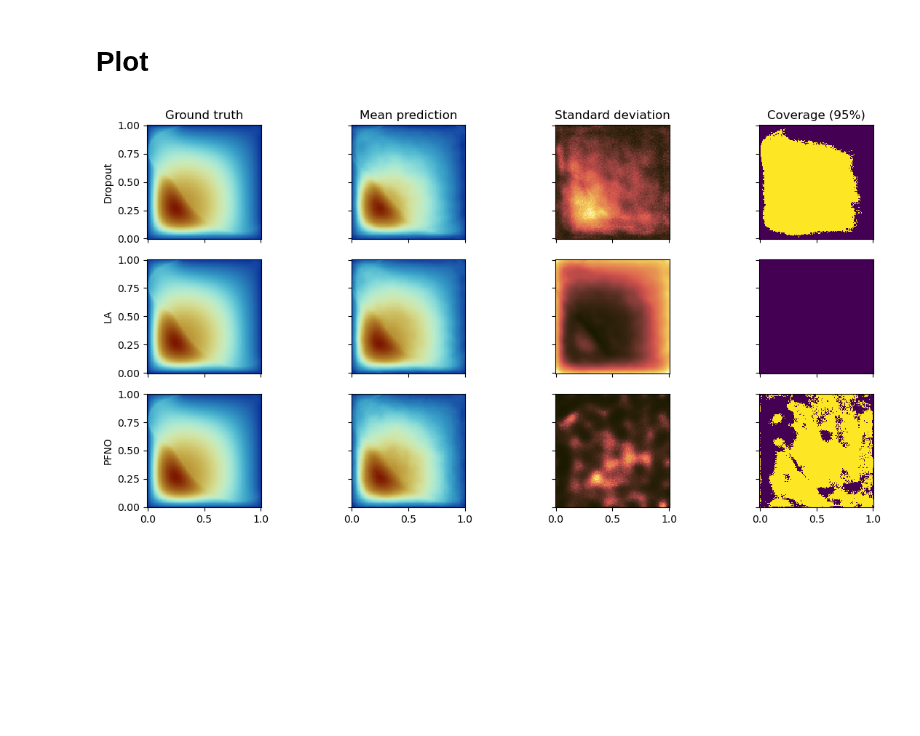
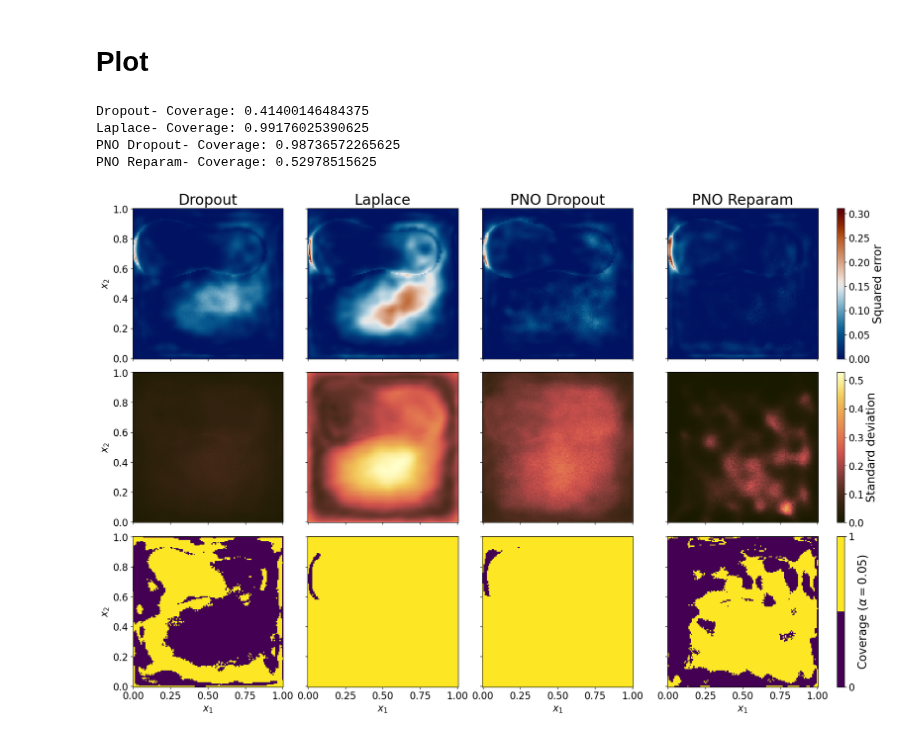
Before and after one commit to cbuelt/pfno, a Jupyter notebook: evaluation/plots/darcy_flow.ipynb, the cells around one changed output. Saved outputs shown, nothing was run; the diff lists cells and outputs as text; code cells hidden in the pictures; blank space fills up the shorter version.

Commit message:
Update plots

```diff
--- a/evaluation/plots/darcy_flow.ipynb
+++ b/evaluation/plots/darcy_flow.ipynb
@@ -35,14 +36,10 @@ test_data = DarcyFlowDataset(data_dir, test = True)
 # Get domain and range
 x,y = test_data.get_coordinates()
 L = test_data.get_domain_range()
-
-test_loader = torch.utils.data.DataLoader(test_data, batch_size=batch_size, shuffle=True)
-
+test_loader = torch.utils.data.DataLoader(test_data, batch_size=batch_size, shuffle=False)
 n_test = len(test_loader)
 # %%
-path = "../../results/darcy_flow_test_results/"
-
-dropout_model = FNO(n_modes=(12,12), hidden_channels=32, in_channels = 3,dropout=0.2).to(device)
+dropout_model = FNO(n_modes=(12,12), hidden_channels=32, in_channels = 3,dropout=0.02).to(device)
 dropout_cp = torch.load(dropout_path, map_location=torch.device(device))
 dropout_model.load_state_dict(dropout_cp)
 
@@ -50,12 +47,13 @@ laplace_model = FNO(n_modes=(12,12), hidden_channels=32, in_channels = 3,dropout
 la_model = LA_Wrapper(laplace_model)
 
 la_model.load_state_dict(torch.load(laplace_path))
-if isinstance(la_model, LA_Wrapper):
-    la_model.load_la_state_dict(torch.load(laplace_path[:-3] + "_la_state.pt"))
+la_model.load_la_state_dict(torch.load(laplace_path[:-3] + "_la_state.pt"))
 
-pfno_reparam = PFNO(n_modes=(12,12), hidden_channels=32, in_channels = 3,dropout=0.01).to(device)
+pfno_reparam = PFNO(n_modes=(12,12), hidden_channels=32, in_channels = 3,dropout=0.01, n_samples = n_samples).to(device)
 pfno_cp = torch.load(sr_reparam_path, map_location=torch.device(device))
 pfno_reparam.load_state_dict(pfno_cp)
 
-dropout_base = copy.deepcopy(dropout_model)
-pfno_dropout = PNO_Wrapper(dropout_base, n_samples = n_samples)
+sr_dropout_model = FNO(n_modes=(12,12), hidden_channels=32, in_channels = 3,dropout=0.2).to(device)
+sr_dropout_cp = torch.load(sr_dropout_path, map_location=torch.device(device))
+pfno_dropout = PNO_Wrapper(sr_dropout_model, n_samples = n_samples)
+pfno_dropout.load_state_dict(sr_dropout_cp)
@@ -66,10 +68,10 @@ pfno_model = pfno_reparam
 # %%
-samples = np.random.randint(0,n_test,5)
-
-pfno_model.train()
+pfno_dropout.train()
 dropout_model.train()
+pfno_reparam.eval()
 """ Prediction """
-pred_pfno = []
+pred_pfno_dropout = []
+pred_pfno_reparam = []
 pred_dropout = []
 pred_la = []
 
@@ -80,14 +82,17 @@ with torch.no_grad():
         a = a.to(device).unsqueeze(0)
         u = u.to(device).unsqueeze(0)
         dropout_pred = generate_mcd_samples(dropout_model, a, u.shape, n_samples=n_samples)
-        pfno_pred = pfno_model(a, n_samples = n_samples)
+        pfno_dropout_pred = pfno_dropout(a, n_samples = n_samples)
+        pfno_reparam_pred = pfno_reparam(a)
         la_pred = la_model.predictive_samples(a)
 
         pred_dropout.append( dropout_pred )
-        pred_pfno.append( pfno_pred )
+        pred_pfno_dropout.append( pfno_dropout_pred )
+        pred_pfno_reparam.append( pfno_reparam_pred )
         pred_la.append( la_pred )
 
 
-pred_pfno = torch.cat(pred_pfno, dim = 0).cpu().numpy()
+pred_pfno_dropout = torch.cat(pred_pfno_dropout, dim = 0).cpu().numpy()
+pred_pfno_reparam = torch.cat(pred_pfno_reparam, dim = 0).cpu().numpy()
 pred_dropout = torch.cat(pred_dropout, dim = 0).cpu().numpy()
 pred_la = torch.cat(pred_la, dim = 0).cpu().numpy()
@@ -164,15 +162,19 @@ def plot_predictions(truth, preds, names, grid, save_path = None, alpha = 0.05):
 # %% [markdown]
 # Plot
 # %%
-idx = 0
+idx = 2
 
 a,u = test_data.__getitem__(samples[idx])
 a = a.unsqueeze(0).numpy()
 u = u.unsqueeze(0).numpy()
 
-preds = [pred_dropout[idx], pred_la[idx], pred_pfno[idx]]
-names = ['Dropout', 'LA', 'PFNO']
+preds = [pred_dropout[idx], pred_la[idx], pred_pfno_dropout[idx], pred_pfno_reparam[idx]]
+names = ['Dropout', 'Laplace', 'PNO Dropout', 'PNO Reparam']
 # %%
-plot_predictions(u, preds, names, (x,y))
+plot_statistics(u, preds, names, (x,y), save_path = "plots/darcy_flow_statistic.pdf")
 # %% [output]
+Dropout- Coverage: 0.41400146484375
+Laplace- Coverage: 0.99176025390625
+PNO Dropout- Coverage: 0.98736572265625
+PNO Reparam- Coverage: 0.52978515625
-[figure, old version]
+[figure, new version]
```
Also changed, not shown: parts of 9 cells of this notebook, 15 other files.
